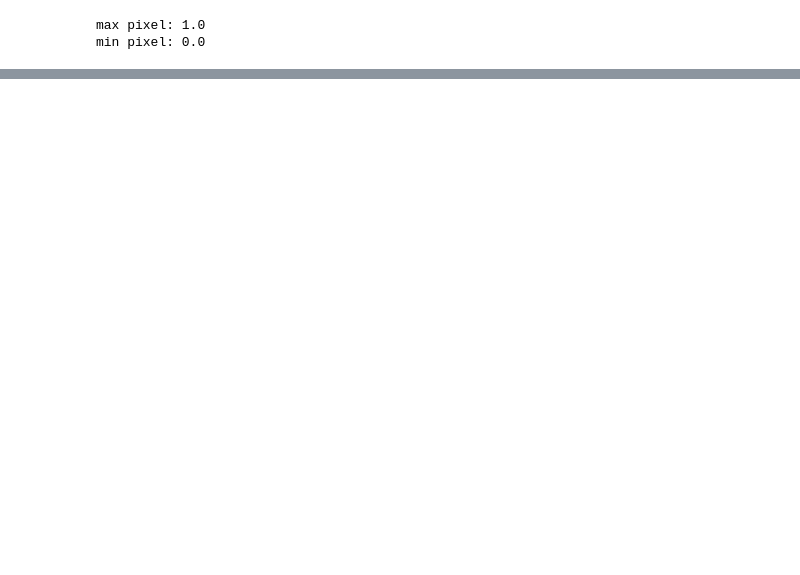
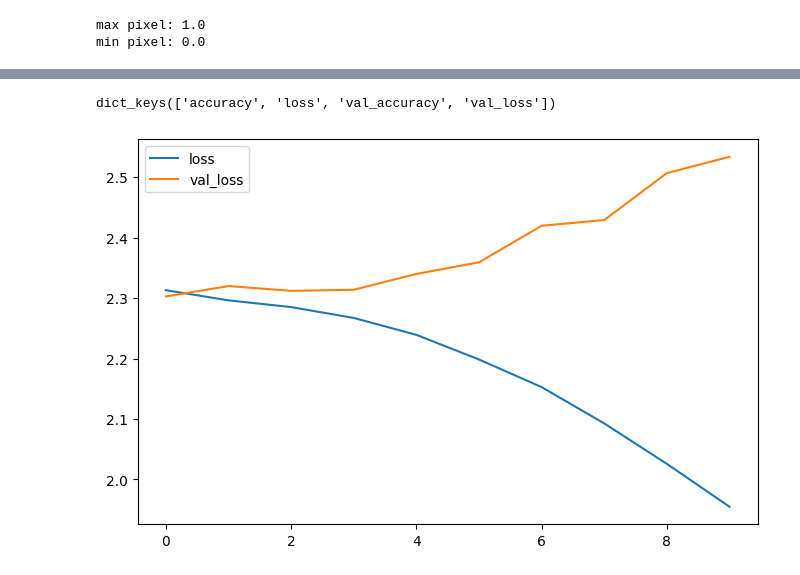
Before and after one commit to Shiva-Kumar-S-M/AI-Based-Remote-Physiotherapy-and-Rehabilitation-Assistant, a Jupyter notebook: deepLearning.ipynb, the cells around one changed output, grey strips where cells are left out. Saved outputs shown, nothing was run; the diff lists cells and outputs as text; code cells hidden in the pictures; blank space fills up the shorter version.

```diff
--- a/deepLearning.ipynb
+++ b/deepLearning.ipynb
@@ -56,3 +49,7 @@ print("min pixel:",x_train.min())
 # %% [output]
 max pixel: 1.0
 min pixel: 0.0
+# %%
+x_train=x_train.reshape(10000,784)
+print(x_train[0])
+print(y_train[:10])
@@ -58,0 +74,10 @@ min pixel: 0.0
+# %%
+model=tf.keras.Sequential([
+    tf.keras.layers.Dense(128,activation='relu',input_shape=(784,)),
+    tf.keras.layers.Dense(64,activation='relu'),
+    tf.keras.layers.Dense(10,activation='softmax')
+])
+
+model.compile(optimizer='adam',loss='sparse_categorical_crossentropy',metrics=['accuracy'])
+# %%
+history=model.fit(x_train,y_train,epochs=10,validation_split=0.2,batch_size=30)
@@ -58,0 +105,12 @@ min pixel: 0.0
+# %%
+print(history.history.keys())
+# %% [output]
+dict_keys(['accuracy', 'loss', 'val_accuracy', 'val_loss'])
+# %%
+plt.figure(figsize=(8,5))
+plt.plot(history.history['loss'],label='loss')
+plt.plot(history.history['val_loss'],label='val_loss')
+plt.legend()
+plt.show()
+# %% [output]
+[figure, added]
```
Also changed, not shown: parts of 9 cells of this notebook.
